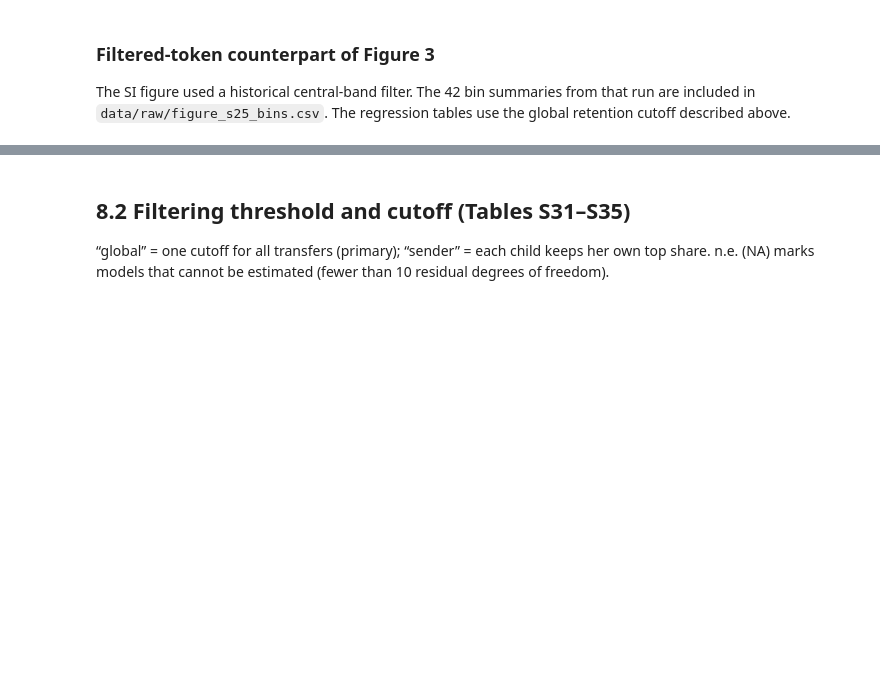
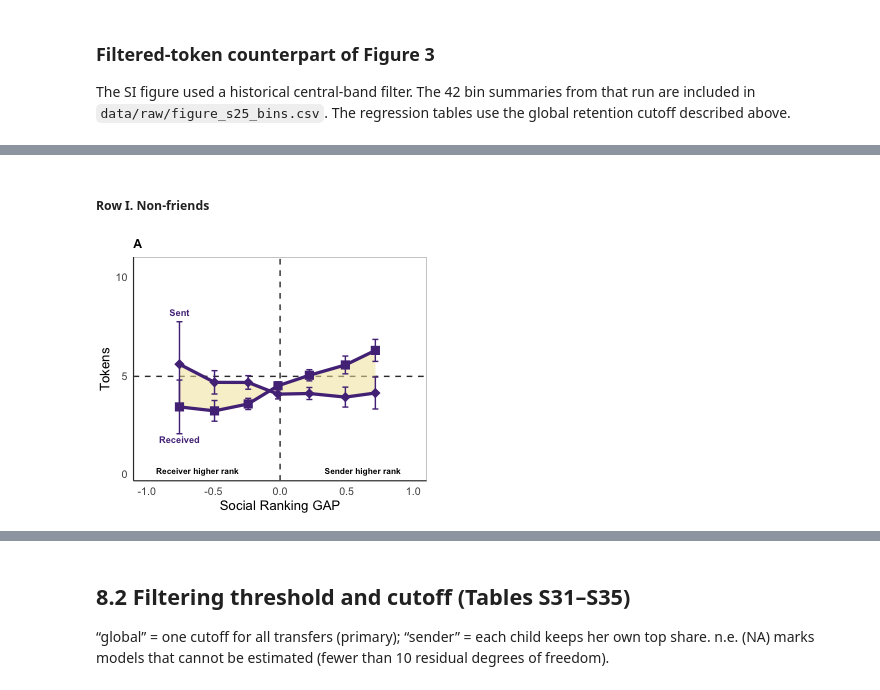
Before and after one commit to melanieoyarzun/patio-en-red, a Jupyter notebook: notebooks/si/S8_robustness.ipynb, the cells around one changed output, grey strips where cells are left out. Drawn from its saved outputs; the diff is of its cells as text; code cells hidden in the pictures; blank space fills up the shorter version.

```diff
--- a/notebooks/si/S8_robustness.ipynb
+++ b/notebooks/si/S8_robustness.ipynb
@@ -382,0 +359,13 @@ figure_s25
+# %%
+s25_panels <- pmap(select(s25_rows, group, color, y_min), function(group, color, y_min) {
+  filtered <- s25_bins %>% filter(.data$group == .env$group, version == "Filtered")
+  observed <- s25_bins %>% filter(.data$group == .env$group, version == "Observed")
+  list(A = s25_token_panel(filtered, color, group == "Mutual"),
+       B = s25_gap_panel(filtered, observed, color, y_min))
+}) %>% set_names(s25_rows$roman)
+# %% [markdown]
+##### Row I. Non-friends
+# %%
+s25_panels[["I"]]$A
+# %% [output]
+[figure, added]
```
Also changed, not shown: parts of 23 cells of this notebook, 9 other files.
